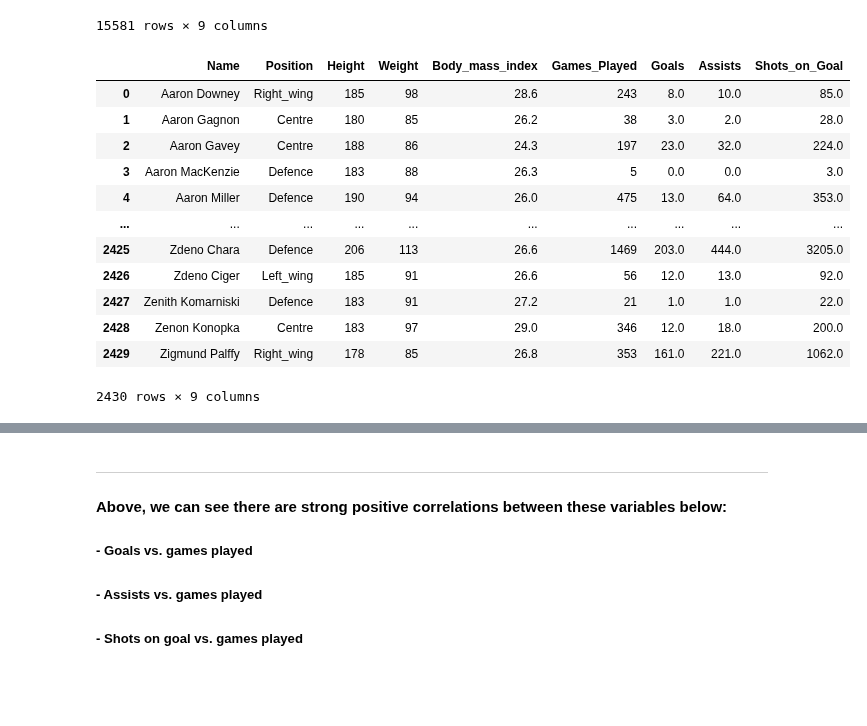
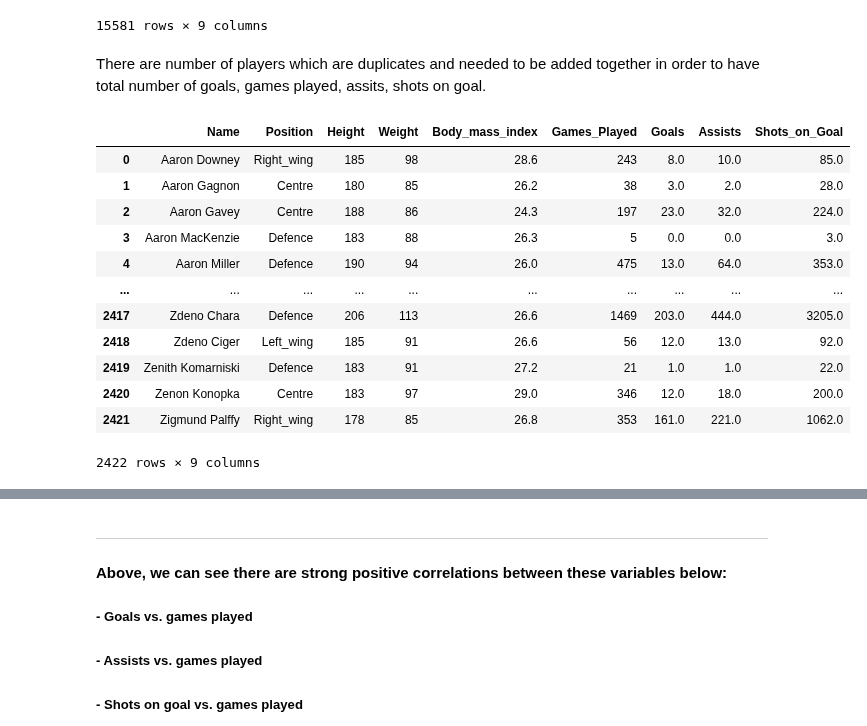
Before and after one commit to data301-2021-winter1/project-group38-project, a Jupyter notebook: notebooks/analysis3.ipynb, the cells around one changed output, grey strips where cells are left out. Drawn from its saved outputs; the diff is of its cells as text; code cells hidden in the pictures; blank space fills up the shorter version.

```diff
--- a/notebooks/analysis3.ipynb
+++ b/notebooks/analysis3.ipynb
@@ -129,21 +147,26 @@ mainDataCleanedColumnRowsMissing.reset_index(drop = True)
 | 15579 | Zigmund Palffy | 35 | 16.0 | 25.0 | 109.0 | Right_wing | 178 | 85 | 26.8 |
 | 15580 | Zigmund Palffy | 42 | 11.0 | 31.0 | 112.0 | Right_wing | 178 | 85 | 26.8 |
 15581 rows × 9 columns
+# %% [markdown]
+There are number of players which are duplicates and needed to be added together in order to have total number of goals, games played, assits, shots on goal.
 # %%
 allTogether = mainDataCleanedColumnRowsMissing.groupby(['Name', 'Position', 'Height', 'Weight', 'Body_mass_index'], as_index = False)[["Games_Played","Goals", "Assists", "Shots_on_Goal"]].sum()
+allTogether = allTogether[allTogether.Position != 'Forward'] # There are a little number of players who play in the forward position.
+# I decided to drop them, in order to be concise.
+allTogether = allTogether.reset_index(drop = True)
 allTogether
 # %% [output]
 |  | Name | Position | Height | Weight | Body_mass_index | Games_Played | Goals | Assists | Shots_on_Goal |
 | 0 | Aaron Downey | Right_wing | 185 | 98 | 28.6 | 243 | 8.0 | 10.0 | 85.0 |
 | 1 | Aaron Gagnon | Centre | 180 | 85 | 26.2 | 38 | 3.0 | 2.0 | 28.0 |
 | 2 | Aaron Gavey | Centre | 188 | 86 | 24.3 | 197 | 23.0 | 32.0 | 224.0 |
 | 3 | Aaron MacKenzie | Defence | 183 | 88 | 26.3 | 5 | 0.0 | 0.0 | 3.0 |
 | 4 | Aaron Miller | Defence | 190 | 94 | 26.0 | 475 | 13.0 | 64.0 | 353.0 |
 | ... | ... | ... | ... | ... | ... | ... | ... | ... | ... |
-| 2425 | Zdeno Chara | Defence | 206 | 113 | 26.6 | 1469 | 203.0 | 444.0 | 3205.0 |
-| 2426 | Zdeno Ciger | Left_wing | 185 | 91 | 26.6 | 56 | 12.0 | 13.0 | 92.0 |
-| 2427 | Zenith Komarniski | Defence | 183 | 91 | 27.2 | 21 | 1.0 | 1.0 | 22.0 |
-| 2428 | Zenon Konopka | Centre | 183 | 97 | 29.0 | 346 | 12.0 | 18.0 | 200.0 |
-| 2429 | Zigmund Palffy | Right_wing | 178 | 85 | 26.8 | 353 | 161.0 | 221.0 | 1062.0 |
+| 2417 | Zdeno Chara | Defence | 206 | 113 | 26.6 | 1469 | 203.0 | 444.0 | 3205.0 |
+| 2418 | Zdeno Ciger | Left_wing | 185 | 91 | 26.6 | 56 | 12.0 | 13.0 | 92.0 |
+| 2419 | Zenith Komarniski | Defence | 183 | 91 | 27.2 | 21 | 1.0 | 1.0 | 22.0 |
+| 2420 | Zenon Konopka | Centre | 183 | 97 | 29.0 | 346 | 12.0 | 18.0 | 200.0 |
+| 2421 | Zigmund Palffy | Right_wing | 178 | 85 | 26.8 | 353 | 161.0 | 221.0 | 1062.0 |
-2430 rows × 9 columns
+2422 rows × 9 columns
 # %% [markdown]
```
Also changed, not shown: parts of 21 cells of this notebook.
